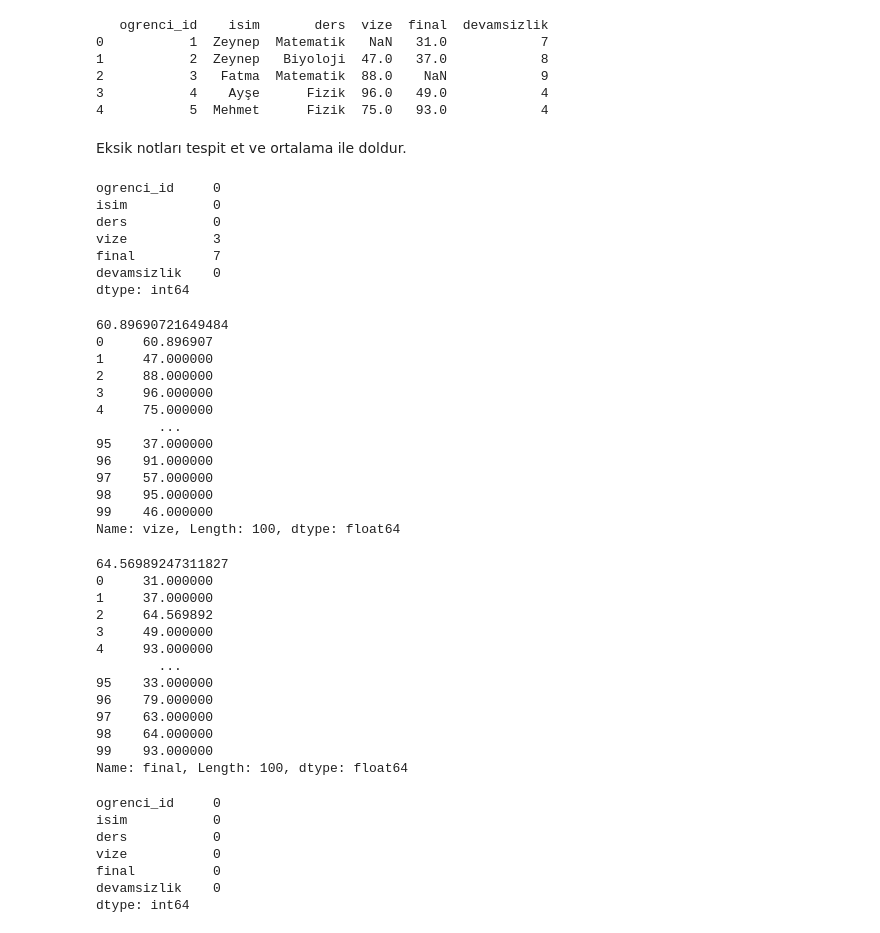
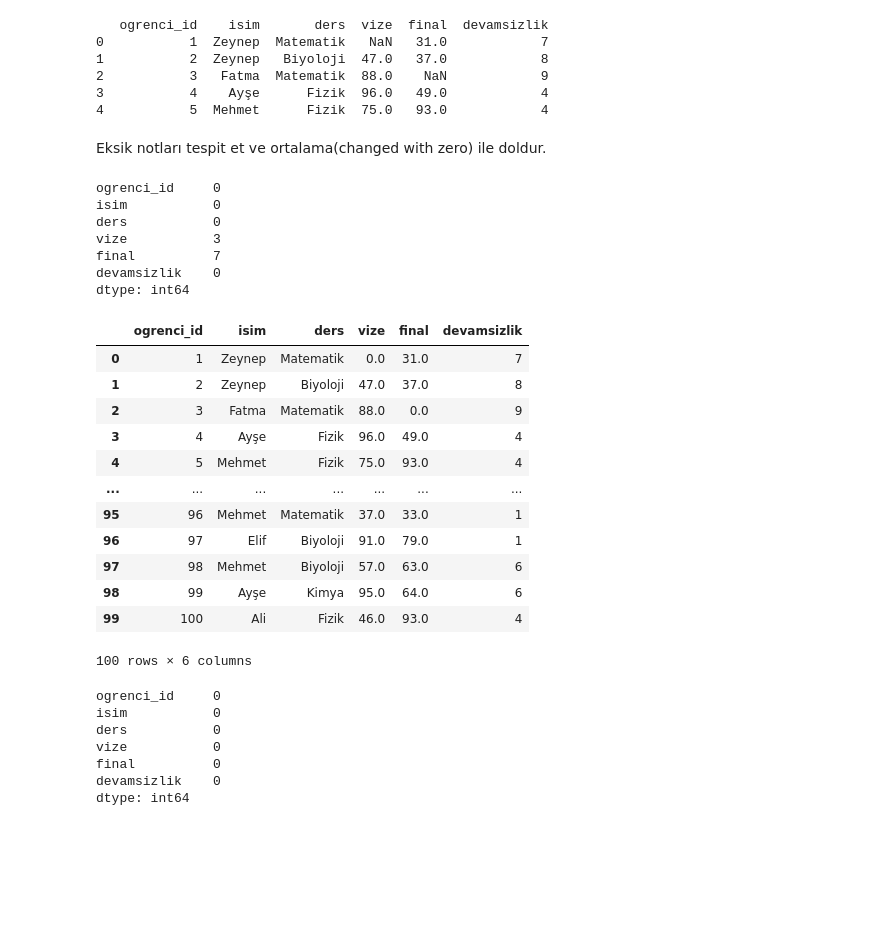
Before and after one commit to burakcnaksy0/btkAkademi-yapay-zeka-llm-veri-analizi-atolyesi, a Jupyter notebook: yapay_zeka_17072025/ogrenci_notlari.ipynb, the cells around one changed output. Cells and saved outputs as stored; diff of their text form; code cells hidden in the pictures; blank space fills up the shorter version.

```diff
--- a/yapay_zeka_17072025/ogrenci_notlari.ipynb
+++ b/yapay_zeka_17072025/ogrenci_notlari.ipynb
@@ -13,7 +13,7 @@ print(df.head())
 3           4    Ayşe      Fizik  96.0   49.0            4
 4           5  Mehmet      Fizik  75.0   93.0            4
 # %% [markdown]
-Eksik notları tespit et ve ortalama ile doldur.
+Eksik notları tespit et ve ortalama(changed with zero) ile doldur.
 # %%
 print(df.isna().sum())
 # %% [output]
@@ -24,41 +24,3 @@ vize           3
 final          7
 devamsizlik    0
 dtype: int64
-# %%
-vize_average = df['vize'].mean()
-print(vize_average)
-df['vize'] = df['vize'].fillna(vize_average)
-print(df["vize"])
-# %% [output]
-60.89690721649484
-0     60.896907
-1     47.000000
-2     88.000000
-3     96.000000
-4     75.000000
-        ...
-95    37.000000
-96    91.000000
-97    57.000000
-98    95.000000
-99    46.000000
-Name: vize, Length: 100, dtype: float64
-# %%
-final_average = df['final'].mean()
-print(final_average)
-df['final'] = df['final'].fillna(final_average)
-print(df["final"])
-# %% [output]
-64.56989247311827
-0     31.000000
-1     37.000000
-2     64.569892
-3     49.000000
-4     93.000000
-        ...
-95    33.000000
-96    79.000000
-97    63.000000
-98    64.000000
-99    93.000000
-Name: final, Length: 100, dtype: float64
@@ -65,3 +30,19 @@ Name: final, Length: 100, dtype: float64
+# %%
+df
+# %% [output]
+|  | ogrenci_id | isim | ders | vize | final | devamsizlik |
+| 0 | 1 | Zeynep | Matematik | 0.0 | 31.0 | 7 |
+| 1 | 2 | Zeynep | Biyoloji | 47.0 | 37.0 | 8 |
+| 2 | 3 | Fatma | Matematik | 88.0 | 0.0 | 9 |
+| 3 | 4 | Ayşe | Fizik | 96.0 | 49.0 | 4 |
+| 4 | 5 | Mehmet | Fizik | 75.0 | 93.0 | 4 |
+| ... | ... | ... | ... | ... | ... | ... |
+| 95 | 96 | Mehmet | Matematik | 37.0 | 33.0 | 1 |
+| 96 | 97 | Elif | Biyoloji | 91.0 | 79.0 | 1 |
+| 97 | 98 | Mehmet | Biyoloji | 57.0 | 63.0 | 6 |
+| 98 | 99 | Ayşe | Kimya | 95.0 | 64.0 | 6 |
+| 99 | 100 | Ali | Fizik | 46.0 | 93.0 | 4 |
+100 rows × 6 columns
 # %%
 print(df.isna().sum())
 # %% [output]
```
Also changed, not shown: parts of 5 cells of this notebook, 13 other files.
